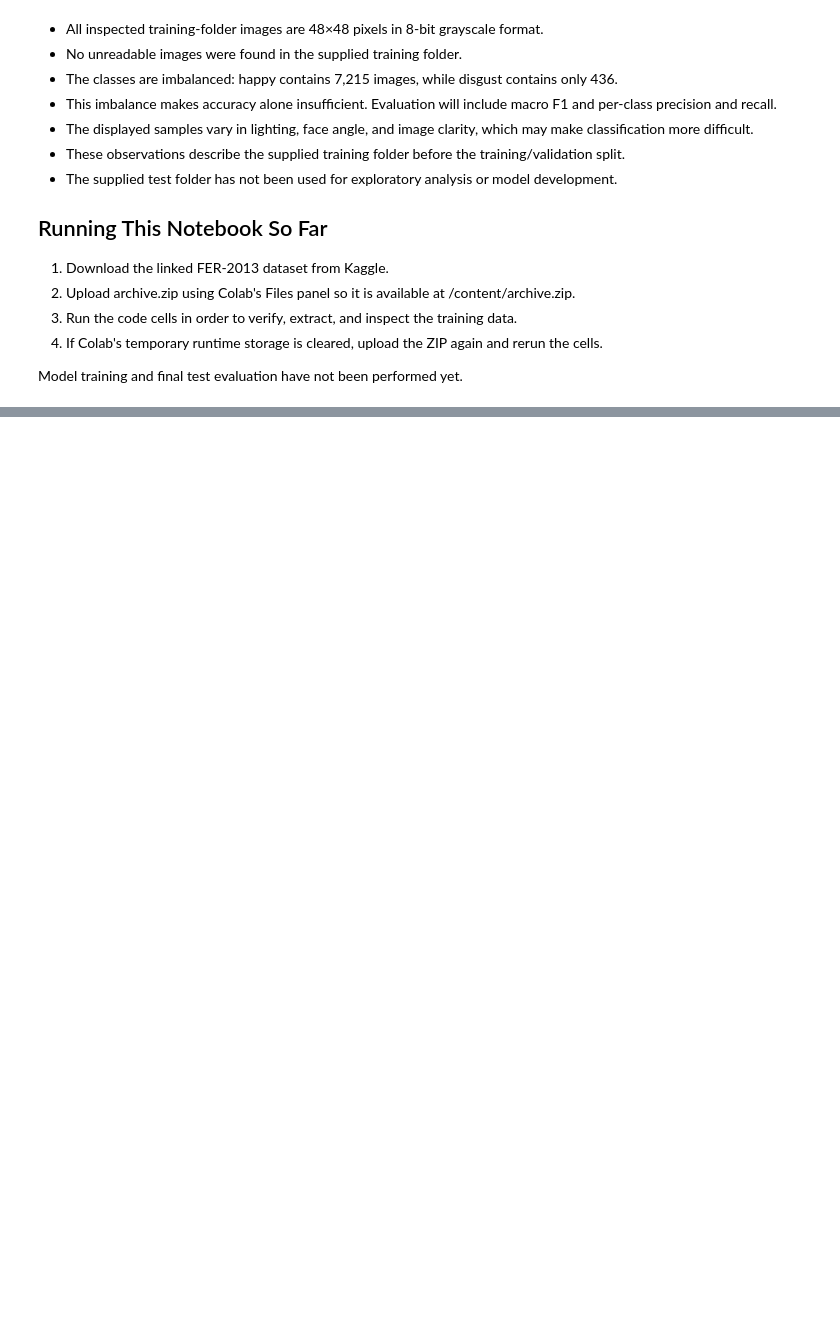
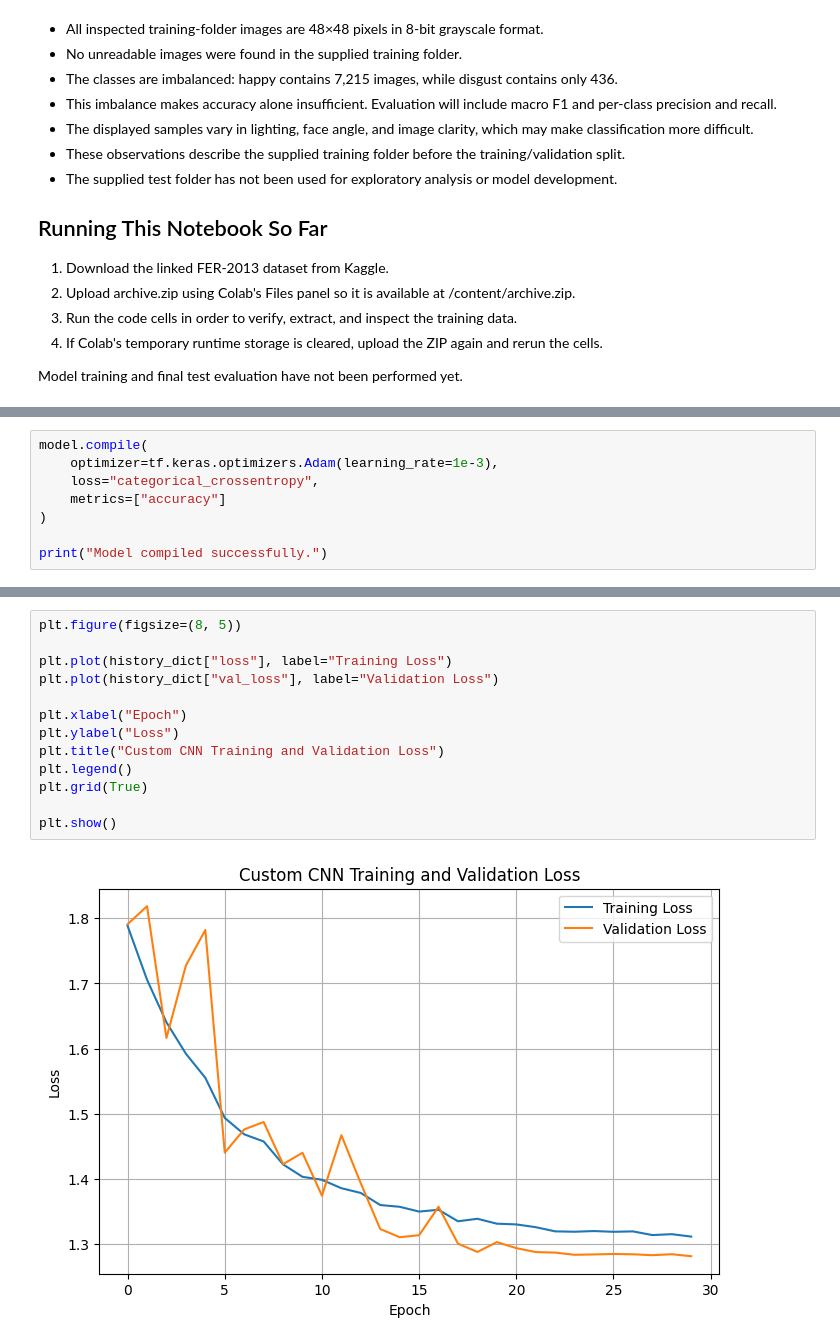
Before and after one commit to AmandaThenuwara/SE4050-Facial-Emotion-Recognition, a Jupyter notebook: notebooks/cnn/IT23175266_CNN_FER2013.ipynb, the cells around one changed output, grey strips where cells are left out. Drawn from its saved outputs; the diff is of its cells as text; blank space fills up the shorter version.

```diff
--- a/notebooks/cnn/IT23175266_CNN_FER2013.ipynb
+++ b/notebooks/cnn/IT23175266_CNN_FER2013.ipynb
@@ -200,0 +457,8 @@ Model training and final test evaluation have not been performed yet.
+# %%
+model.compile(
+    optimizer=tf.keras.optimizers.Adam(learning_rate=1e-3),
+    loss="categorical_crossentropy",
+    metrics=["accuracy"]
+)
+
+print("Model compiled successfully.")
@@ -200,0 +543,15 @@ Model training and final test evaluation have not been performed yet.
+# %%
+plt.figure(figsize=(8, 5))
+
+plt.plot(history_dict["loss"], label="Training Loss")
+plt.plot(history_dict["val_loss"], label="Validation Loss")
+
+plt.xlabel("Epoch")
+plt.ylabel("Loss")
+plt.title("Custom CNN Training and Validation Loss")
+plt.legend()
+plt.grid(True)
+
+plt.show()
+# %% [output]
+[figure, added]
```
Also changed, not shown: parts of 26 cells of this notebook.
